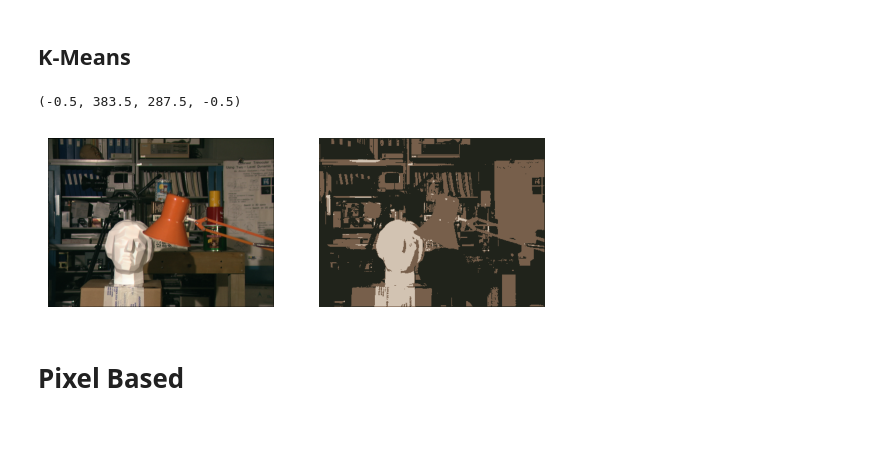
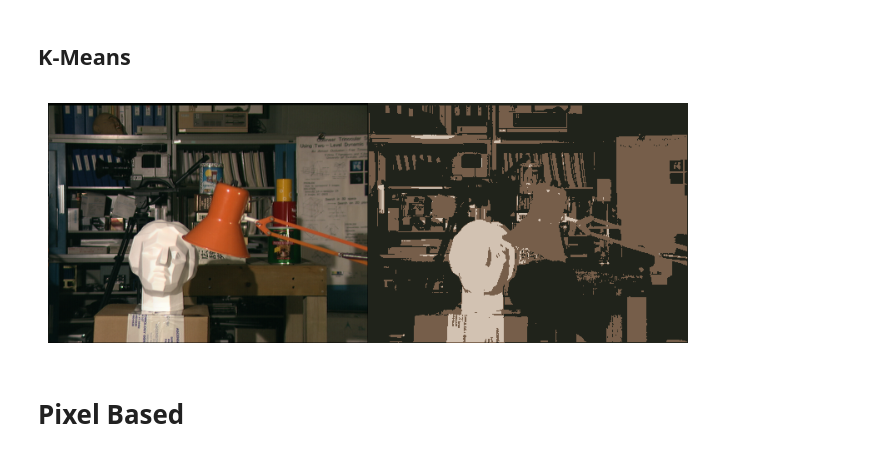
Before and after one commit to Arevalinchy/Image_Processing_Initiative, a Jupyter notebook: IIPP.ipynb, the cells around one changed output. Saved outputs shown, nothing was run; the diff lists cells and outputs as text; code cells hidden in the pictures.

```diff
--- a/IIPP.ipynb
+++ b/IIPP.ipynb
@@ -160,32 +160,34 @@ Segmentation algorithms can be classified into three categories :
 # %%
 #Converting the image into HSV
 img = cv.cvtColor(img,cv.COLOR_BGR2RGB)
 #Converting the image from a MxNx3 to a Kx3
 Vect = img.reshape((-1,3))
 #transform into unit 8 parce que k-means dijo el hijo de prra!
 Vect = np.float32(Vect)
 
 criteria = (cv.TERM_CRITERIA_EPS + cv.TERM_CRITERIA_MAX_ITER, 10, 1.0)
 
 K = 3
 attempts = 10
 ret, label, center = cv.kmeans(Vect, K, None, criteria, attempts, cv.KMEANS_PP_CENTERS)
 
 center = np.uint8(center)
 
 res = center[label.flatten()]
 result_image = res.reshape((img.shape))
 
 f = plt.figure()
 f.add_subplot(1,2, 1,frameon=False)
 plt.imshow(img,'gray')
 plt.axis('off')
 f.add_subplot(1,2, 2,frameon=False)
 plt.imshow(result_image,'gray')
 plt.axis('off')
+
+plt.subplots_adjust(wspace=0, hspace=0, left=0, right=1, bottom=0, top=1)
+plt.show()
 # %% [output]
-(-0.5, 383.5, 287.5, -0.5)
-[figure, old version]
+[figure, new version]
 # %% [markdown]
 # Pixel Based
 # %%
```
Also changed, not shown: parts of 6 cells of this notebook.
